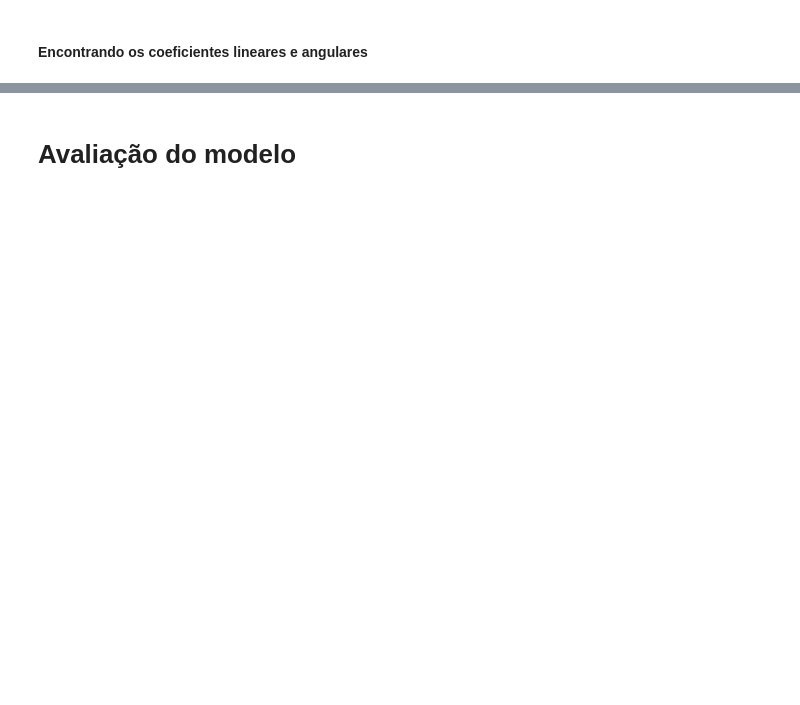
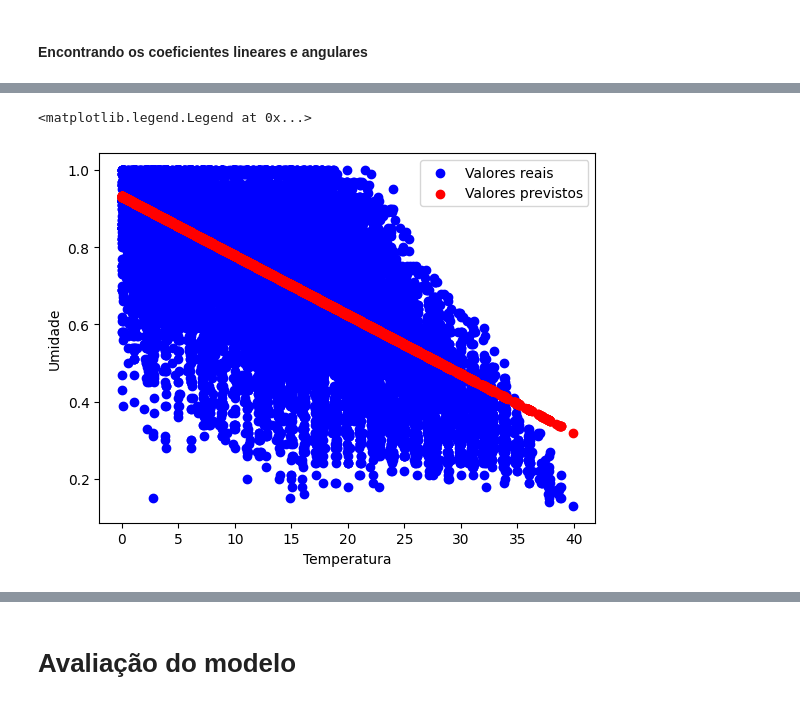
Before and after one commit to Saulo-Ferraz/PythonCodes, a Jupyter notebook: Atividade_Regressão_Multilinear_Saulo_Raphael.ipynb, the cells around one changed output, grey strips where cells are left out. Drawn from its saved outputs; the diff is of its cells as text; code cells hidden in the pictures; blank space fills up the shorter version.

```diff
--- a/Atividade_Regressão_Multilinear_Saulo_Raphael.ipynb
+++ b/Atividade_Regressão_Multilinear_Saulo_Raphael.ipynb
@@ -94,0 +121,2 @@ sns.boxplot(data=dados,y='Temperature (C)',x='Precip Type')
+# %%
+X_treino_chuva, X_teste_chuva, Y_treino_chuva, Y_teste_chuva = train_test_split(X_chuva, Y_chuva, test_size=0.30, shuffle=True, random_state=0)
@@ -100,0 +160,11 @@ sns.boxplot(data=dados,y='Temperature (C)',x='Precip Type')
+# %%
+Y_previsto_chuva = modelo2.predict(X_teste_chuva)
+# %%
+plt.scatter(X_teste_chuva,Y_teste_chuva,color='blue',label='Valores reais')
+plt.scatter(X_teste_chuva,Y_previsto_chuva,color='red',label='Valores previstos')
+plt.xlabel('Temperatura')
+plt.ylabel('Umidade')
+plt.legend(loc='best')
+# %% [output]
+<matplotlib.legend.Legend at 0x...>
+[figure, added]
```
Also changed, not shown: parts of 24 cells of this notebook.
